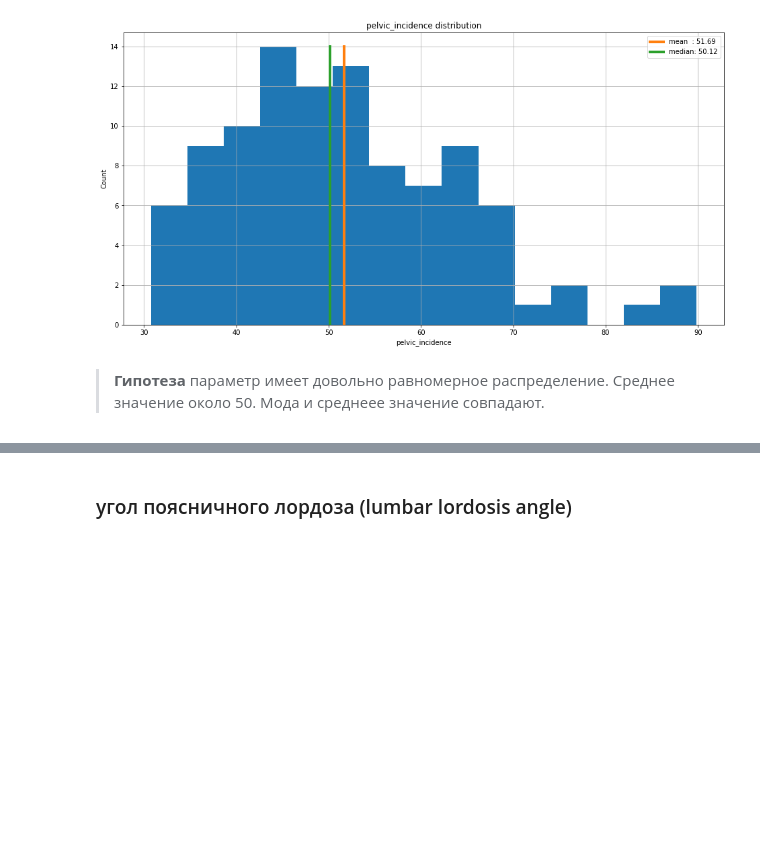
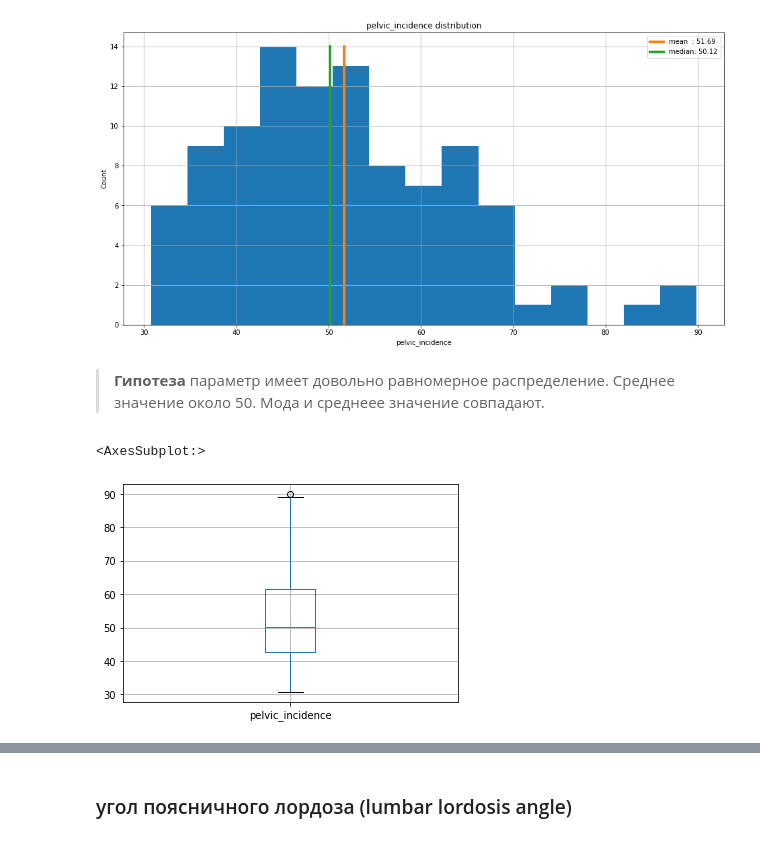
Before and after one commit to alex-chin/gb_prob_stat, a Jupyter notebook: project/ortho_pats.ipynb, the cells around one changed output, grey strips where cells are left out. Cells and saved outputs as stored; diff of their text form; code cells hidden in the pictures; blank space fills up the shorter version.

Commit message:
project: boxplot

```diff
--- a/project/ortho_pats.ipynb
+++ b/project/ortho_pats.ipynb
@@ -152,3 +161,8 @@ first_look(df_norm['pelvic_incidence'], bins=15)
 [figure]
 # %% [markdown]
 > **Гипотеза** параметр имеет довольно равномерное распределение. Среднее значение около 50. Мода и среднеее значение совпадают.
+# %%
+df_norm.boxplot(column='pelvic_incidence')
+# %% [output]
+<AxesSubplot:>
+[figure, added]
```
Also changed, not shown: parts of 16 cells of this notebook.
